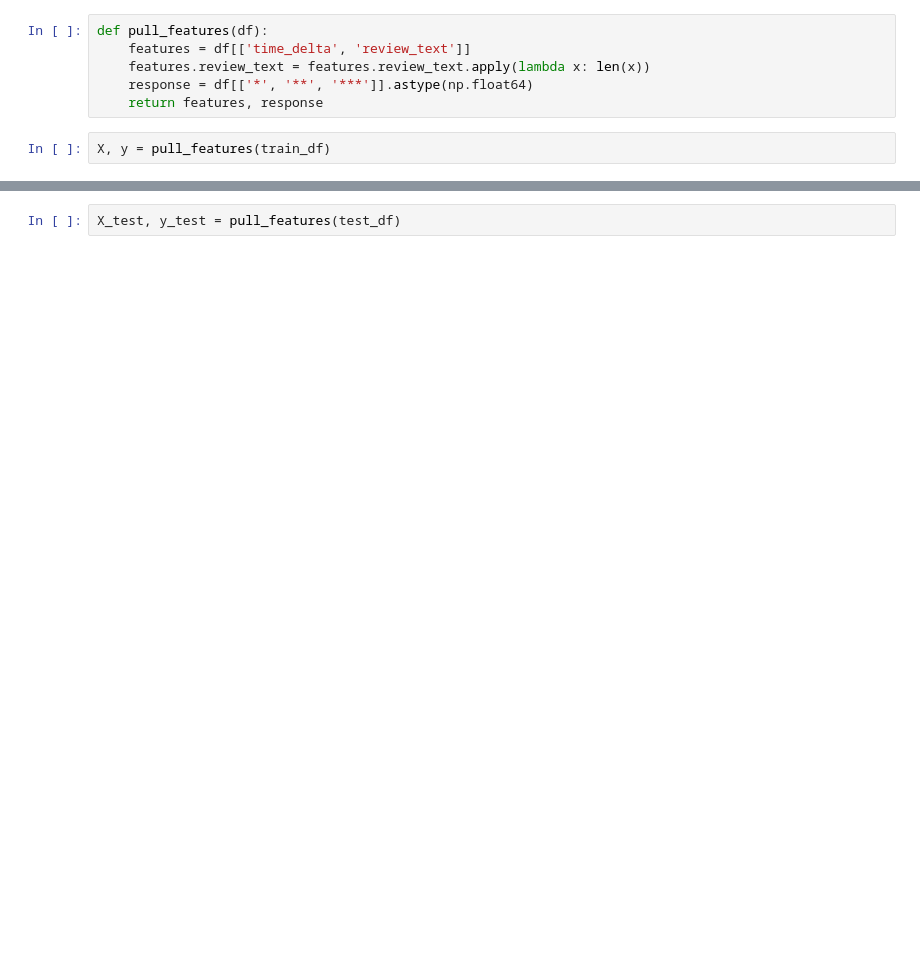
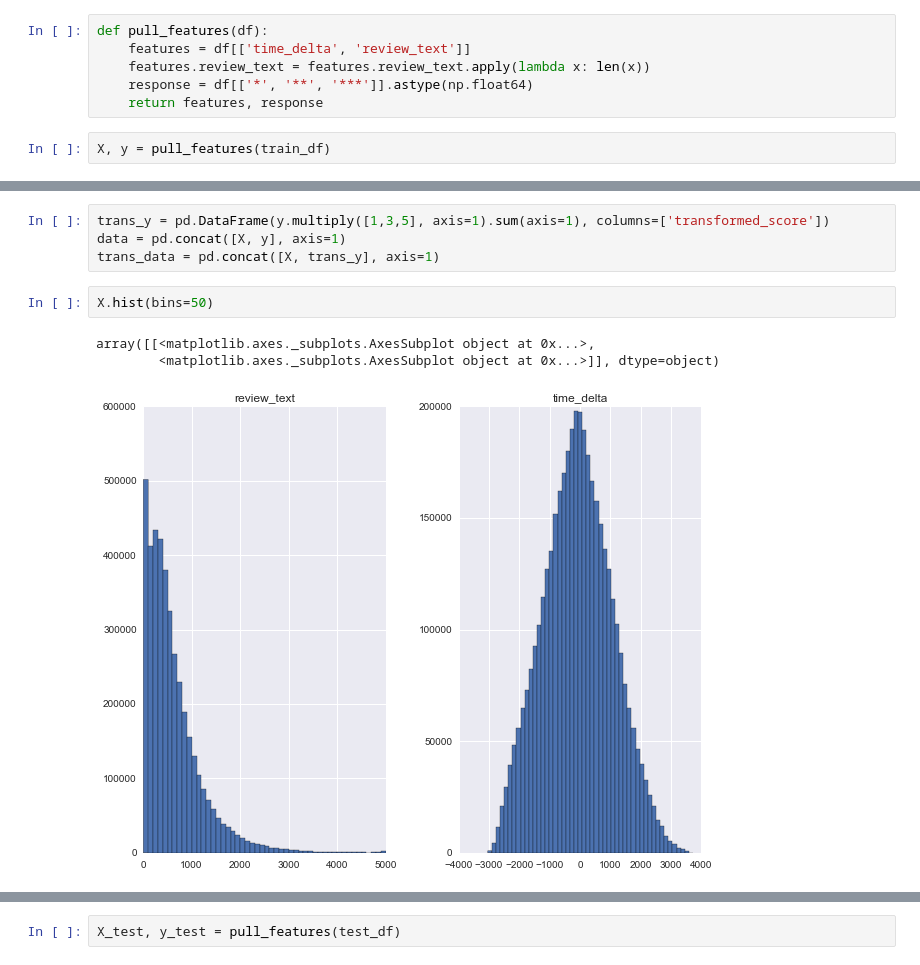
Before and after one commit to potatochip/kojak, a Jupyter notebook: feature_exploration.ipynb, the cells around one changed output, grey strips where cells are left out. Drawn from its saved outputs; the diff is of its cells as text; blank space fills up the shorter version.

Commit message:
making plots

```diff
--- a/feature_exploration.ipynb
+++ b/feature_exploration.ipynb
@@ -241,0 +221,10 @@ model.score(X,y)
+# %%
+trans_y = pd.DataFrame(y.multiply([1,3,5], axis=1).sum(axis=1), columns=['transformed_score'])
+data = pd.concat([X, y], axis=1)
+trans_data = pd.concat([X, trans_y], axis=1)
+# %%
+X.hist(bins=50)
+# %% [output]
+array([[<matplotlib.axes._subplots.AxesSubplot object at 0x...>,
+        <matplotlib.axes._subplots.AxesSubplot object at 0x...>]], dtype=object)
+[figure, added]
```
Also changed, not shown: parts of 34 cells of this notebook, 10 other files.
